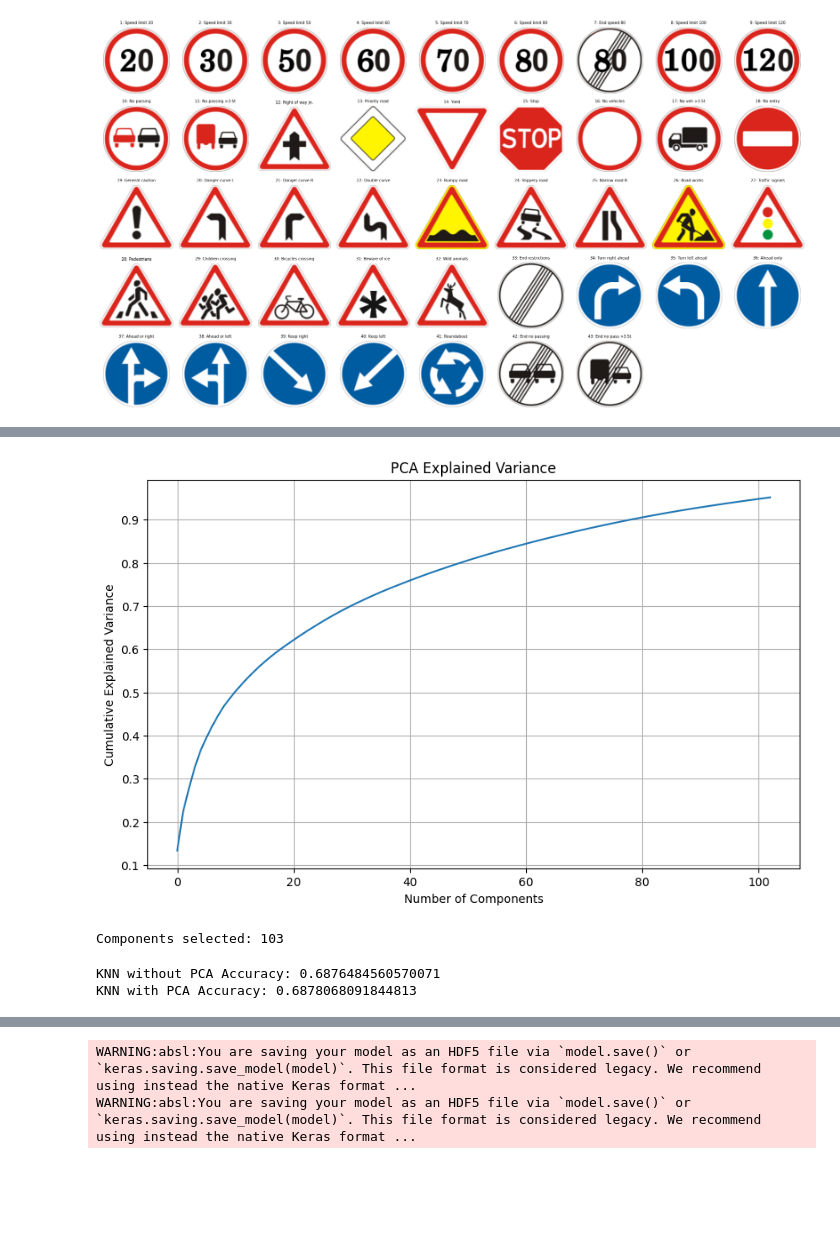
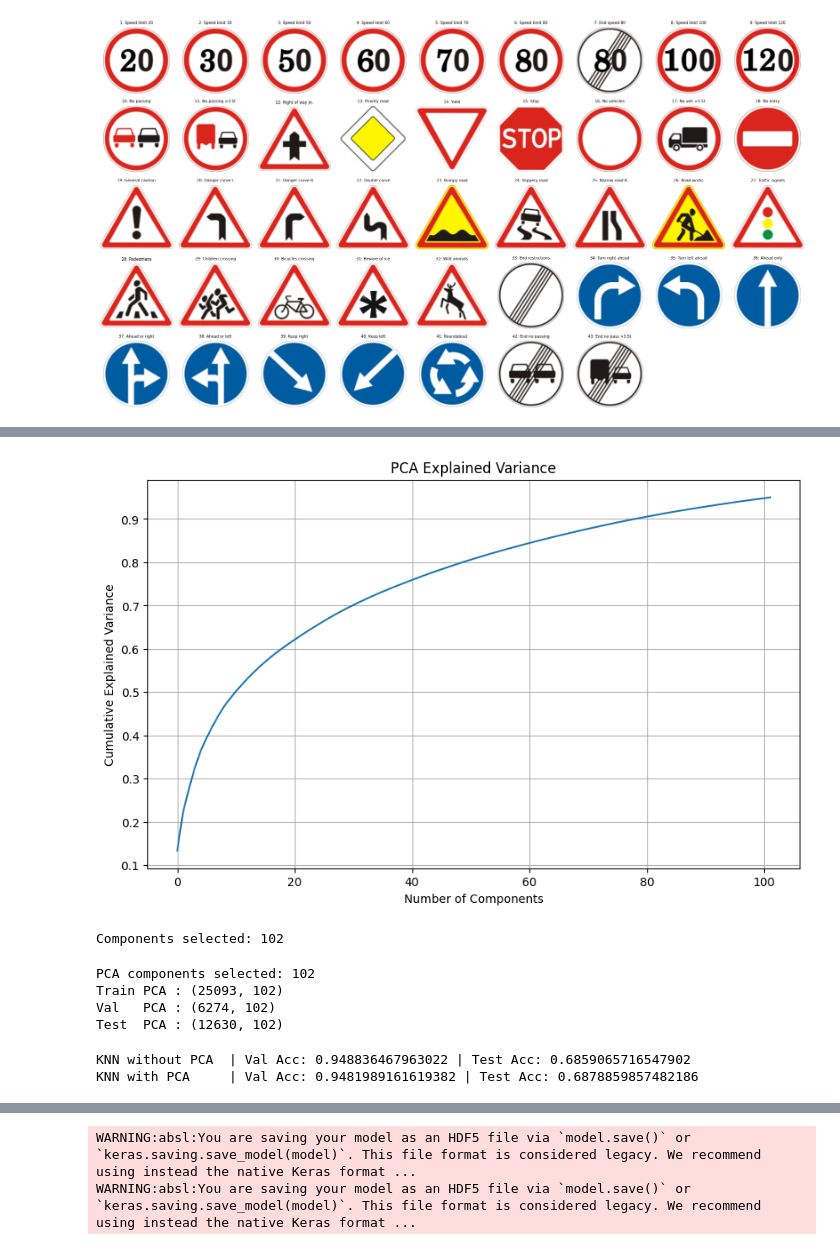
Before and after one commit to Engshadow/Autonomous-Vehicle-Perception-Module, a Jupyter notebook: Project.ipynb, the cells around one changed output, grey strips where cells are left out. Cells and saved outputs as stored; diff of their text form; code cells hidden in the pictures; blank space fills up the shorter version.

```diff
--- a/Project.ipynb
+++ b/Project.ipynb
@@ -27,7 +32,7 @@ from tensorflow import keras
 #     with zipfile.ZipFile(zip_path, 'r') as zip_ref:
 #         zip_ref.extractall(extract_path)
 
-BASE = ""
+BASE = "/mnt/d/Ai journey/Assignments/German-signs"
 
 train_dir = os.path.join(BASE, 'Train')
 filepaths, labels = [], []
@@ -44,7 +49,6 @@ train_df = pd.DataFrame({
     'label': labels
 })
 
-# test data
 test_csv_path = os.path.join(BASE, 'Test.csv')
 test_csv = pd.read_csv(test_csv_path)
 
@@ -60,0 +67,14 @@ Test size: 12630
+# %%
+train_df, val_df = train_test_split(
+    train_df,
+    test_size=0.2,
+    random_state=42,
+    stratify=train_df['label']
+)
+
+train_df = train_df.reset_index(drop=True)
+val_df   = val_df.reset_index(drop=True)
+
+print(f"Train size : {len(train_df)}")
+print(f"Val size : {len(val_df)}")
+print(f"Test size : {len(test_df)}")
@@ -202,8 +231,8 @@ Train: 39209 | Test: 12630
 # %%
-# Standardize the flattened pixel values
 scaler = StandardScaler()
-x_train_scaled = scaler.fit_transform(x_train)
-x_test_scaled = scaler.transform(x_test)
+x_train_s = scaler.fit_transform(x_train_hog)
+x_val_s  = scaler.transform(x_val_hog)
+x_test_s  = scaler.transform(x_test_hog)
 # %%
 save_path = "features"
 os.makedirs(save_path, exist_ok=True)
@@ -217,37 +249,51 @@ np.save(os.path.join(save_path, "x_test_scaled.npy"), x_test_scaled)
 # %%
 # Applying PCA for Dimensionality Reduction
 pca = PCA(n_components=0.95)
-x_train_pca = pca.fit_transform(x_train_scaled)
-x_test_pca = pca.transform(x_test_scaled)
+x_train_pca = pca.fit_transform(x_train_s)
+x_val_pca   = pca.transform(x_val_s)
+x_test_pca  = pca.transform(x_test_s)
 
 # Plotting the explained variance ratio
 plt.figure(figsize=(10, 6))
 plt.plot(np.cumsum(pca.explained_variance_ratio_))
 plt.xlabel('Number of Components')
 plt.ylabel('Cumulative Explained Variance')
 plt.title('PCA Explained Variance')
 plt.grid()
 plt.show()
 
 print(f"Components selected: {pca.n_components_}")
 # %% [output]
-[figure, old version]
+[figure, new version]
-Components selected: 103
+Components selected: 102
+# %%
+print(f"PCA components selected: {pca.n_components_}")
+print(f"Train PCA : {x_train_pca.shape}")
+print(f"Val   PCA : {x_val_pca.shape}")
+print(f"Test  PCA : {x_test_pca.shape}")
+# %% [output]
+PCA components selected: 102
+Train PCA : (25093, 102)
+Val   PCA : (6274, 102)
+Test  PCA : (12630, 102)
 # %%
-# KNN Without PCA
 KNN = KNeighborsClassifier(n_neighbors=5)
-KNN.fit(x_train_scaled, y_train.reshape(-1,))
-y_KNN = KNN.predict(x_test_scaled)
-print("KNN without PCA Accuracy:", accuracy_score(y_test, y_KNN))
+KNN.fit(x_train_s, y_train)
+y_KNN_val  = KNN.predict(x_val_s)
+y_KNN_test = KNN.predict(x_test_s)
+print("KNN without PCA  | Val Acc:", accuracy_score(y_val,  y_KNN_val),
+                         "| Test Acc:", accuracy_score(y_test, y_KNN_test))
 
-# KNN with PCA
+# With PCA
 KNN_pca = KNeighborsClassifier(n_neighbors=5)
-KNN_pca.fit(x_train_pca,y_train.reshape(-1,))
-y_KNN_pca = KNN_pca.predict(x_test_pca)
-print("KNN with PCA Accuracy:", accuracy_score(y_test, y_KNN_pca))
+KNN_pca.fit(x_train_pca, y_train)
+y_KNN_pca_val  = KNN_pca.predict(x_val_pca)
+y_KNN_pca_test = KNN_pca.predict(x_test_pca)
+print("KNN with PCA     | Val Acc:", accuracy_score(y_val,  y_KNN_pca_val),
+                         "| Test Acc:", accuracy_score(y_test, y_KNN_pca_test))
 # %% [output]
-KNN without PCA Accuracy: 0.6876484560570071
-KNN with PCA Accuracy: 0.6878068091844813
+KNN without PCA  | Val Acc: 0.948836467963022 | Test Acc: 0.6859065716547902
+KNN with PCA     | Val Acc: 0.9481989161619382 | Test Acc: 0.6878859857482186
 # %%
 # Naive Bayes without PCA
 ModelNaive = GaussianNB()
```
Also changed, not shown: parts of 32 cells of this notebook, 7 other files.
